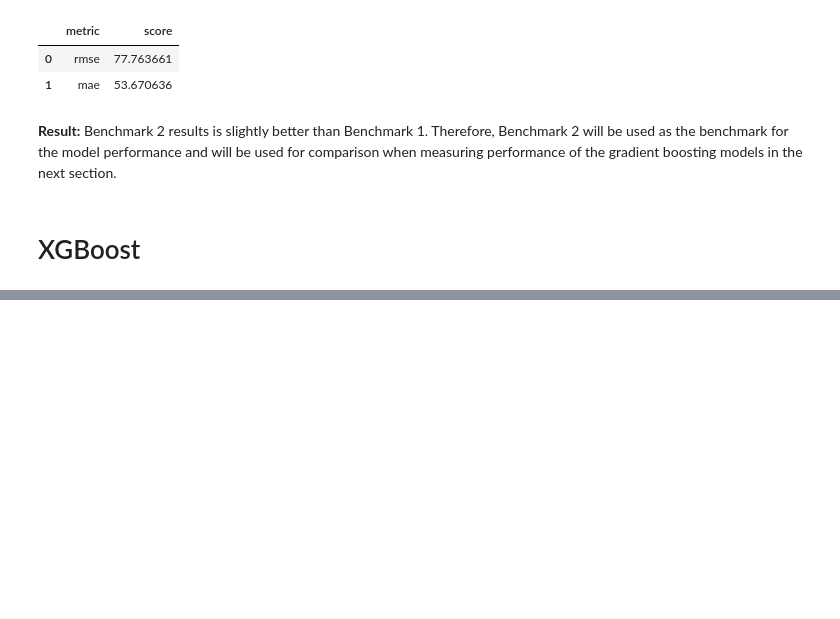
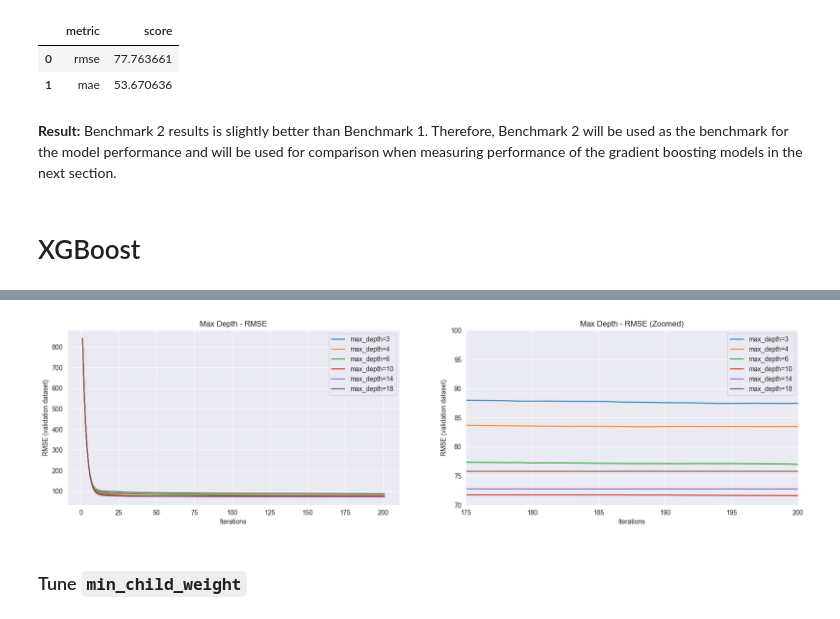
Before and after one commit to kausnz/panama-electricity-load-forecast, a Jupyter notebook: notebook.ipynb, the cells around one changed output, grey strips where cells are left out. Saved outputs shown, nothing was run; the diff lists cells and outputs as text; code cells hidden in the pictures; blank space fills up the shorter version.

```diff
--- a/notebook.ipynb
+++ b/notebook.ipynb
@@ -542,10 +563,0 @@ for eta in tqdm([0.3, 1.0, 0.1, 0.05, 0.01]):
-# %%
-plt.figure(figsize=(14, 10))
-for key, df_scores in scores.items():
-    plt.plot(df_scores.iter, df_scores.val_rmse, label=key)
-    plt.legend()
-# %%
-plt.figure(figsize=(14, 10))
-for key, df_scores in scores.items():
-    plt.plot(df_scores.iter, df_scores.train_rmse, label=key)
-    plt.legend()
@@ -551,0 +606,3 @@ for key, df_scores in scores.items():
+# %%
+# Base on the above analysis, eta=0.3 gives the best performance as the learning rate.
+chosen_eta = 0.3
@@ -551,0 +611,7 @@ for key, df_scores in scores.items():
+# %%
+scores = {}
+for max_depth in [3, 4, 6, 10, 14, 18]:
+    key = f'max_depth={max_depth}'
+    _, scores[key] = train_gb_model(eta=chosen_eta,
+                                    max_depth=max_depth,
+                                    num_boost_round=201)
@@ -551,0 +636,22 @@ for key, df_scores in scores.items():
+# %%
+fig, axs = plt.subplots(1, 2)
+
+fig.set_figwidth(20)
+
+axs[0].set_title('Max Depth - RMSE')
+axs[0].set_xlabel('Iterations')
+axs[0].set_ylabel('RMSE (validation dataset)')
+for key, df_scores in scores.items():
+    axs[0].plot(df_scores.iter, df_scores.val_rmse, label=key)
+    axs[0].legend()
+
+axs[1].set_title('Max Depth - RMSE (Zoomed)')
+axs[1].set_xlabel('Iterations')
+axs[1].set_ylabel('RMSE (validation dataset)')
+axs[1].set_xlim([175, 200])
+axs[1].set_ylim([70, 100])
+for key, df_scores in scores.items():
+    axs[1].plot(df_scores.iter, df_scores.val_rmse, label=key)
+    axs[1].legend()
+# %% [output]
+[figure, added]
@@ -551,0 +661,2 @@ for key, df_scores in scores.items():
+# %% [markdown]
+### Tune `min_child_weight`
```
Also changed, not shown: parts of 17 cells of this notebook.
